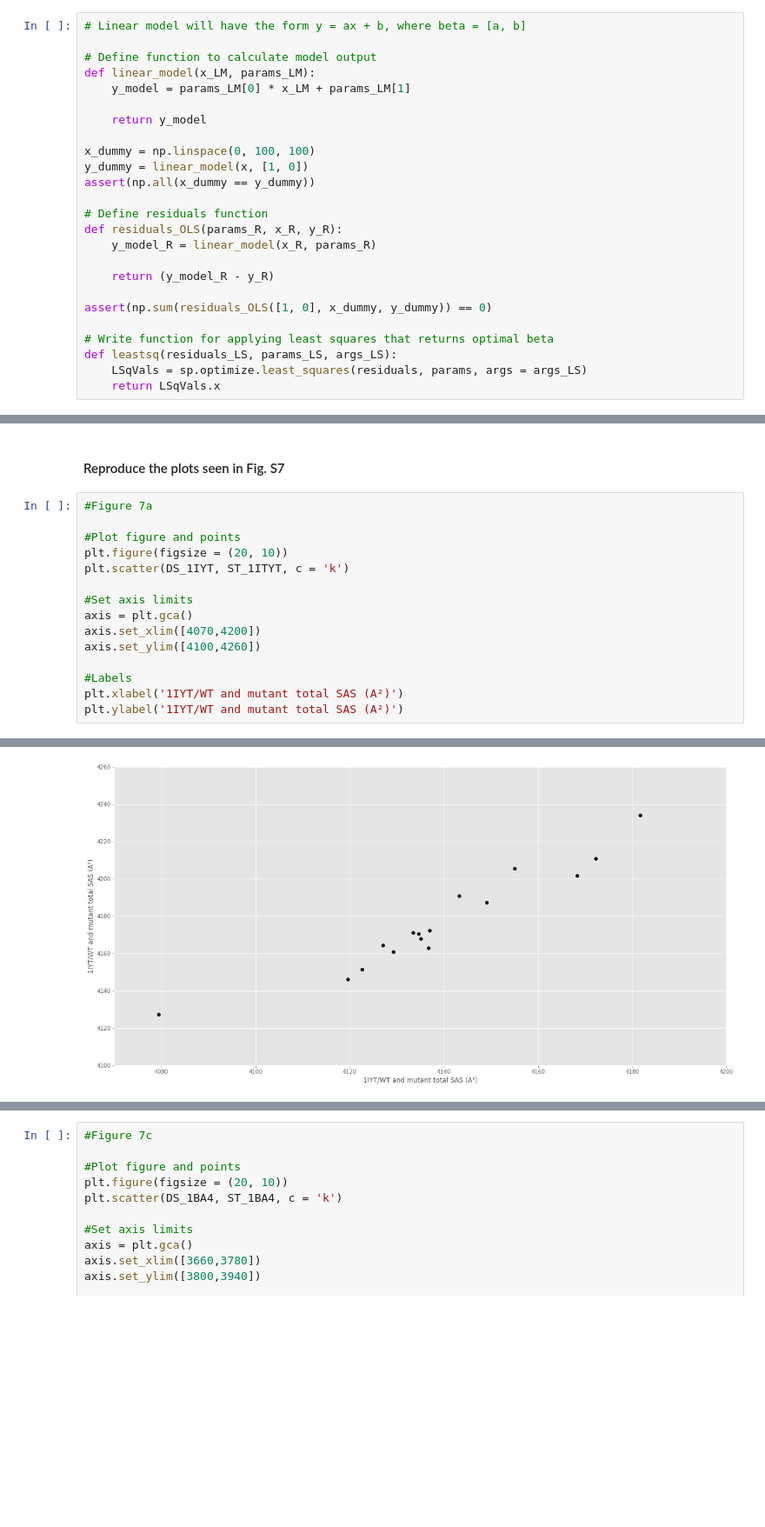
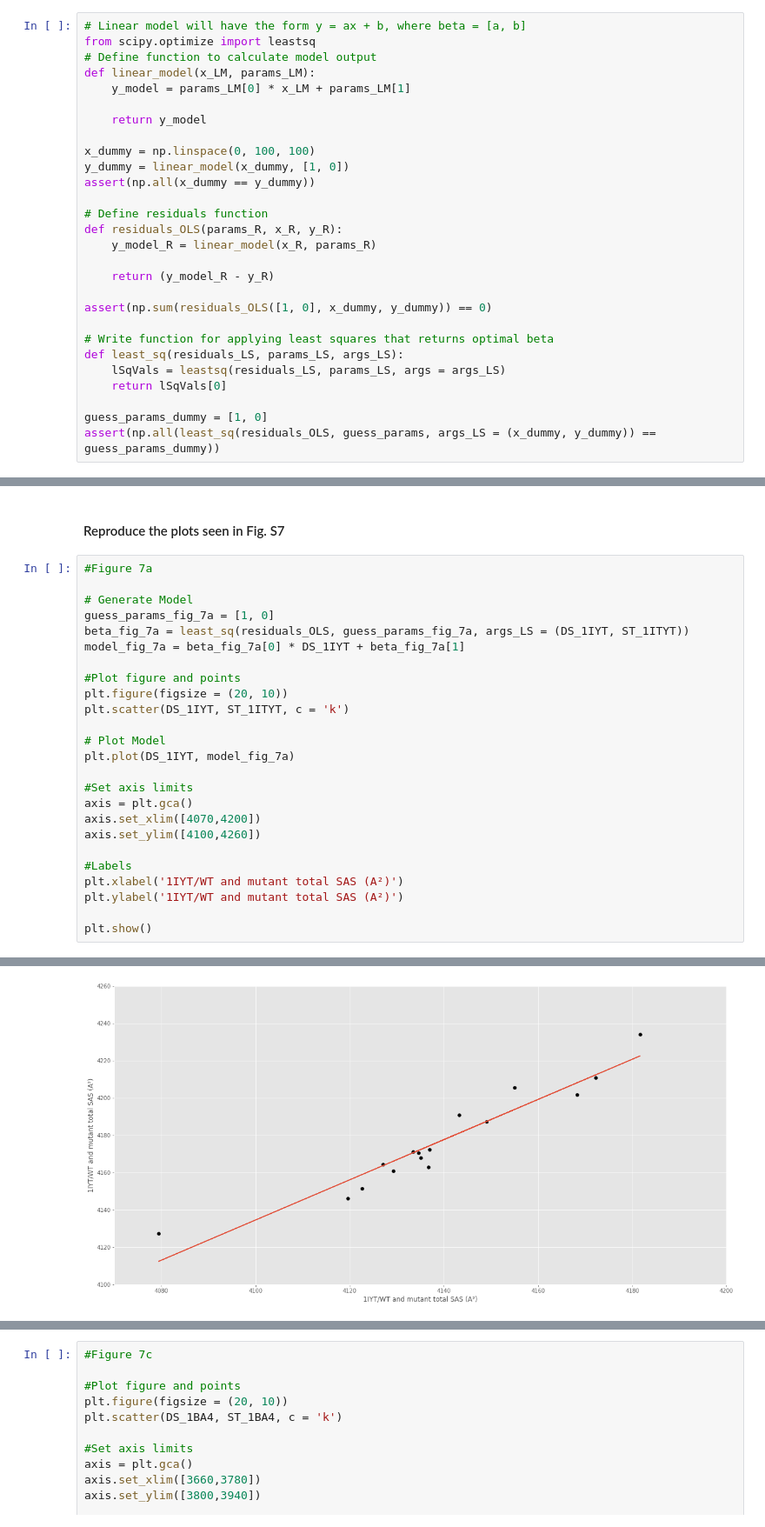
Before and after one commit to 188-project/Amyloid-Beta-Final-Project, a Jupyter notebook: Final Project Amyloid Beta.ipynb, the cells around one changed output, grey strips where cells are left out. Shown at 87% size. Drawn from its saved outputs; the diff is of its cells as text; blank space fills up the shorter version.

```diff
--- a/Final Project Amyloid Beta.ipynb
+++ b/Final Project Amyloid Beta.ipynb
@@ -142,7 +142,7 @@ plt.show()
 #### We assume that there is a linear relationship when comparing the calculated accessible surface area using DS and struc tools.
 # %%
 # Linear model will have the form y = ax + b, where beta = [a, b]
-
+from scipy.optimize import leastsq
 # Define function to calculate model output
 def linear_model(x_LM, params_LM):
     y_model = params_LM[0] * x_LM + params_LM[1]
@@ -150,7 +150,7 @@ def linear_model(x_LM, params_LM):
     return y_model
 
 x_dummy = np.linspace(0, 100, 100)
-y_dummy = linear_model(x, [1, 0])
+y_dummy = linear_model(x_dummy, [1, 0])
 assert(np.all(x_dummy == y_dummy))
 
 # Define residuals function
@@ -162,6 +162,9 @@ def residuals_OLS(params_R, x_R, y_R):
 assert(np.sum(residuals_OLS([1, 0], x_dummy, y_dummy)) == 0)
 
 # Write function for applying least squares that returns optimal beta
-def leastsq(residuals_LS, params_LS, args_LS):
-    LSqVals = sp.optimize.least_squares(residuals, params, args = args_LS)
-    return LSqVals.x
+def least_sq(residuals_LS, params_LS, args_LS):
+    lSqVals = leastsq(residuals_LS, params_LS, args = args_LS)
+    return lSqVals[0]
+
+guess_params_dummy = [1, 0]
+assert(np.all(least_sq(residuals_OLS, guess_params, args_LS = (x_dummy, y_dummy)) == guess_params_dummy))
@@ -171,10 +180,18 @@ NameError: name 'x' is not defined
 #### Reproduce the plots seen in Fig. S7
 # %%
 #Figure 7a
+
+# Generate Model
+guess_params_fig_7a = [1, 0]
+beta_fig_7a = least_sq(residuals_OLS, guess_params_fig_7a, args_LS = (DS_1IYT, ST_1ITYT))
+model_fig_7a = beta_fig_7a[0] * DS_1IYT + beta_fig_7a[1]
 
 #Plot figure and points
 plt.figure(figsize = (20, 10))
 plt.scatter(DS_1IYT, ST_1ITYT, c = 'k')
+
+# Plot Model
+plt.plot(DS_1IYT, model_fig_7a)
 
 #Set axis limits
 axis = plt.gca()
@@ -184,4 +201,6 @@ axis.set_ylim([4100,4260])
 #Labels
 plt.xlabel('1IYT/WT and mutant total SAS (A²)')
 plt.ylabel('1IYT/WT and mutant total SAS (A²)')
+
+plt.show()
 # %% [output]
@@ -189,3 +208,3 @@ Text(0, 0.5, '1IYT/WT and mutant total SAS (A²)')
-[figure, old version]
+[figure, new version]
 # %%
 #Figure 7b
```
Also changed, not shown: parts of 14 cells of this notebook.
